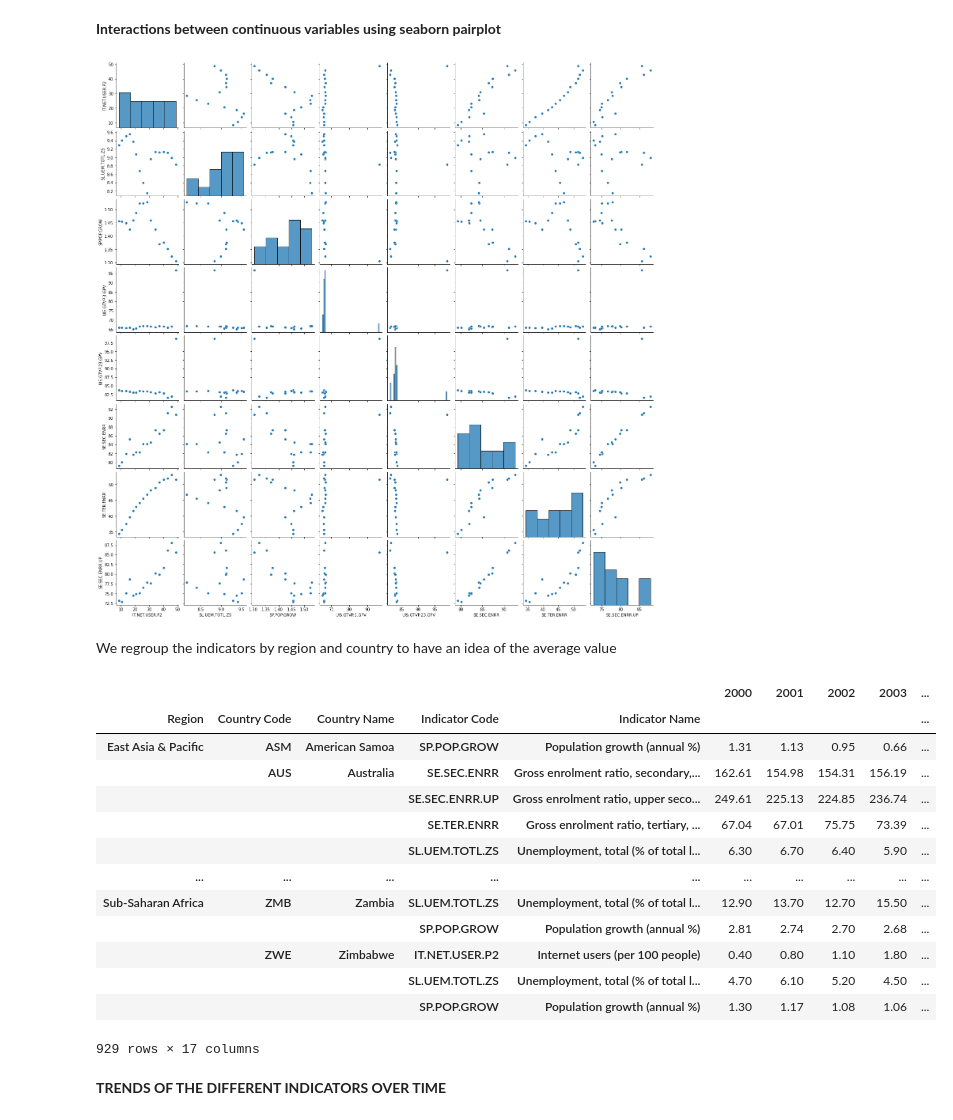
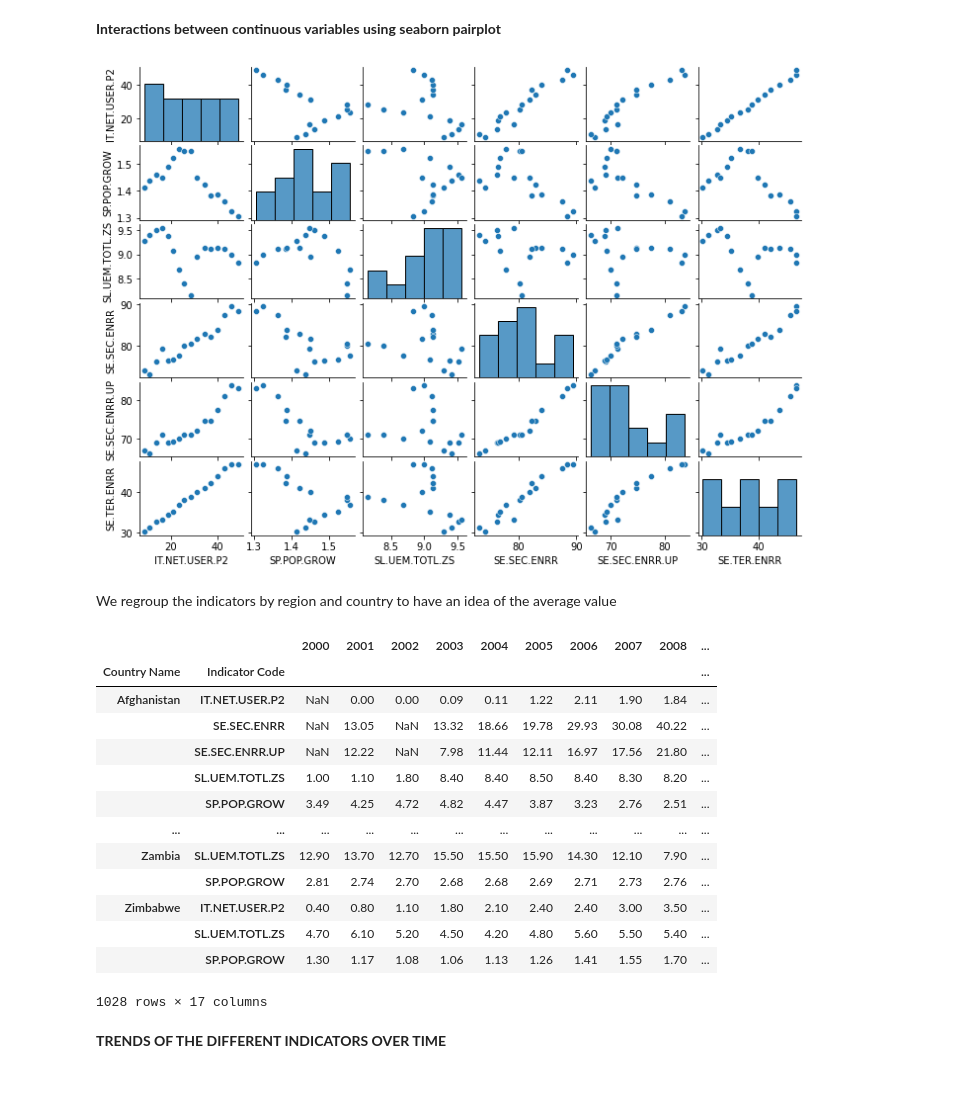
Before and after one commit to hike7o/SL-OC-projects, a Jupyter notebook: Total.ipynb, the cells around one changed output. Saved outputs shown, nothing was run; the diff lists cells and outputs as text; code cells hidden in the pictures; blank space fills up the shorter version.

Commit message:
TotalCode

```diff
--- a/Total.ipynb
+++ b/Total.ipynb
@@ -245,0 +269,6 @@ len(df_country_non_keywords['Indicator Name'].unique())
+# %%
+Filter = 0.5
+limitPer = len(df_country_non_keywords.columns) * Filter
+df_subcountry1 = df_country_non_keywords.dropna(thresh=limitPer, axis=0)
+df_subcountry1.to_csv('subcountry1.csv')
+len(df_subcountry1['Indicator Name'].unique())
@@ -250,5 +278,0 @@ __INTERNET YEARS - TIMEFRAME RESTRICTION YEARS+2000 TIL DATE OF STUDY 2016__
-# %%
-# df_Subcountry1: All data within 2000 to 2016
-
-df_subcountry = df_country_non_keywords.drop(df_country_non_keywords.loc[:, '2017':'2100'].columns, axis = 1)
-df_subcountry1 = df_subcountry.drop(df_subcountry.loc[:, '1970':'1999'].columns, axis = 1)
@@ -299,5 +283,5 @@ Among the 231 remaining indicators, we choose ~10 that seem pertinent to our pro
 # %%
-Indicators=[ 'IT.NET.USER.P2', 'SL.UEM.TOTL.ZS', 'SP.POP.GROW',
-            'UIS.GTVP.3.GPV', 'UIS.GTVP.23.GPV', 'SE.SEC.ENRR', 'SE.TER.ENRR', 'SE.SEC.ENRR.UP']
-#'SP.POP.TOTL', 'NY.GDP.MKTP.PP.CD', 'NY.GNP.MKTP.PP.CD'
-df_country_indicators = df_subcountry2[df_subcountry2['Indicator Code'].isin(Indicators)]
+Indicators=[ 'IT.NET.USER.P2', 'SP.POP.GROW', 'SL.UEM.TOTL.ZS', 'SE.SEC.ENRR', 'SE.SEC.ENRR.UP', 'SE.TER.ENRR']
+
+df_country_indicators = df_subcountry1[df_subcountry1['Indicator Code'].isin(Indicators)]
+df_country_indicators.head(8)
@@ -308,11 +303,18 @@ To relate the different countries with their corresponding region, we import the
 # %%
+# We create a subdataframe by extracting the columns Country Code & Region from dataframe df_country
+
 col_list = ['Country Code', 'Region']
-df_Countrysubset = df_Country[col_list]
+df_countrysubset = df_country[col_list]
 
-df_indic_combined = pd.merge(df_country_indicators, df_Countrysubset)
+# We then merge this subdataframe with df_country_indicators
+
+df_indic_combined = pd.merge(df_country_indicators, df_countrysubset)
+
+# We replace the column 'Region' from the end of the dataframe to a more readable position
+
 column_to_move = df_indic_combined.pop("Region")
 df_indic_combined.insert(2, "Region", column_to_move)
-
-df_indic_combined.head(2).append(df_indic_combined.tail(2))
+df_indic_combined.to_csv('Combined.csv')
+round(df_indic_combined.head(6))
 # %% [output]
 |  | Country Name | Country Code | Region | Indicator Name | Indicator Code | 2000 | 2001 | 2002 | ... |
@@ -387,37 +387,37 @@ plt.show()
 # %% [markdown]
 __Interactions between continuous variables using seaborn pairplot__
 # %%
-invert_code = code.T
+invert_code = indic_code.T
 
-dispersion = invert_code[[ 'IT.NET.USER.P2', 'SL.UEM.TOTL.ZS', 'SP.POP.GROW',
-            'UIS.GTVP.3.GPV', 'UIS.GTVP.23.GPV', 'SE.SEC.ENRR', 'SE.TER.ENRR', 'SE.SEC.ENRR.UP']].loc[:'2015']
-
+dispersion = invert_code[(Indicators)].loc[:'2015']
 
 scatter = sns.pairplot(dispersion)
+scatter.fig.set_size_inches(10,7)
 # %% [output]
-[figure, old version]
+[figure, new version]
 # %% [markdown]
 We regroup the indicators by region and country to have an idea of the average value
 # %%
 regions_list = df_indic_combined.groupby(['Region', 'Indicator Code']).mean()
+
+country_list = df_indic_combined.groupby(['Country Name', 'Indicator Code']).mean()
 regions_list.round(2)
-country_list = df_indic_combined.groupby(['Region', 'Country Code', 'Country Name', 'Indicator Code', 'Indicator Name']).mean()
 country_list.round(2)
 # %% [output]
-|  |  |  |  |  | 2000 | 2001 | 2002 | 2003 | ... |
-| Region | Country Code | Country Name | Indicator Code | Indicator Name |  |  |  |  | ... |
-| East Asia & Pacific | ASM | American Samoa | SP.POP.GROW | Population growth (annual %) | 1.31 | 1.13 | 0.95 | 0.66 | ... |
-|  | AUS | Australia | SE.SEC.ENRR | Gross enrolment ratio, secondary,... | 162.61 | 154.98 | 154.31 | 156.19 | ... |
-|  |  |  | SE.SEC.ENRR.UP | Gross enrolment ratio, upper seco... | 249.61 | 225.13 | 224.85 | 236.74 | ... |
-|  |  |  | SE.TER.ENRR | Gross enrolment ratio, tertiary, ... | 67.04 | 67.01 | 75.75 | 73.39 | ... |
-|  |  |  | SL.UEM.TOTL.ZS | Unemployment, total (% of total l... | 6.30 | 6.70 | 6.40 | 5.90 | ... |
-| ... | ... | ... | ... | ... | ... | ... | ... | ... | ... |
-| Sub-Saharan Africa | ZMB | Zambia | SL.UEM.TOTL.ZS | Unemployment, total (% of total l... | 12.90 | 13.70 | 12.70 | 15.50 | ... |
-|  |  |  | SP.POP.GROW | Population growth (annual %) | 2.81 | 2.74 | 2.70 | 2.68 | ... |
-|  | ZWE | Zimbabwe | IT.NET.USER.P2 | Internet users (per 100 people) | 0.40 | 0.80 | 1.10 | 1.80 | ... |
-|  |  |  | SL.UEM.TOTL.ZS | Unemployment, total (% of total l... | 4.70 | 6.10 | 5.20 | 4.50 | ... |
-|  |  |  | SP.POP.GROW | Population growth (annual %) | 1.30 | 1.17 | 1.08 | 1.06 | ... |
+|  |  | 2000 | 2001 | 2002 | 2003 | 2004 | 2005 | 2006 | 2007 | 2008 | ... |
+| Country Name | Indicator Code |  |  |  |  |  |  |  |  |  | ... |
+| Afghanistan | IT.NET.USER.P2 | NaN | 0.00 | 0.00 | 0.09 | 0.11 | 1.22 | 2.11 | 1.90 | 1.84 | ... |
+|  | SE.SEC.ENRR | NaN | 13.05 | NaN | 13.32 | 18.66 | 19.78 | 29.93 | 30.08 | 40.22 | ... |
+|  | SE.SEC.ENRR.UP | NaN | 12.22 | NaN | 7.98 | 11.44 | 12.11 | 16.97 | 17.56 | 21.80 | ... |
+|  | SL.UEM.TOTL.ZS | 1.00 | 1.10 | 1.80 | 8.40 | 8.40 | 8.50 | 8.40 | 8.30 | 8.20 | ... |
+|  | SP.POP.GROW | 3.49 | 4.25 | 4.72 | 4.82 | 4.47 | 3.87 | 3.23 | 2.76 | 2.51 | ... |
+| ... | ... | ... | ... | ... | ... | ... | ... | ... | ... | ... | ... |
+| Zambia | SL.UEM.TOTL.ZS | 12.90 | 13.70 | 12.70 | 15.50 | 15.50 | 15.90 | 14.30 | 12.10 | 7.90 | ... |
+|  | SP.POP.GROW | 2.81 | 2.74 | 2.70 | 2.68 | 2.68 | 2.69 | 2.71 | 2.73 | 2.76 | ... |
+| Zimbabwe | IT.NET.USER.P2 | 0.40 | 0.80 | 1.10 | 1.80 | 2.10 | 2.40 | 2.40 | 3.00 | 3.50 | ... |
+|  | SL.UEM.TOTL.ZS | 4.70 | 6.10 | 5.20 | 4.50 | 4.20 | 4.80 | 5.60 | 5.50 | 5.40 | ... |
+|  | SP.POP.GROW | 1.30 | 1.17 | 1.08 | 1.06 | 1.13 | 1.26 | 1.41 | 1.55 | 1.70 | ... |
-929 rows × 17 columns
+1028 rows × 17 columns
 # %% [markdown]
 __TRENDS OF THE DIFFERENT INDICATORS OVER TIME__
 # %%
```
Also changed, not shown: parts of 72 cells of this notebook.
